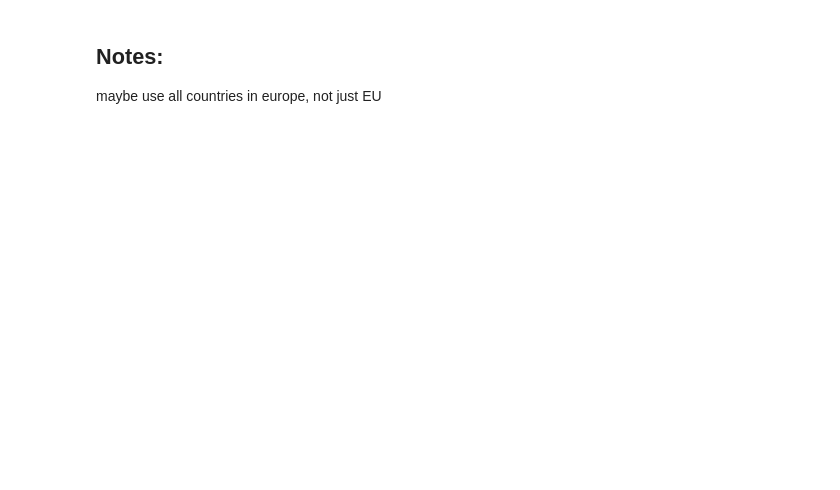
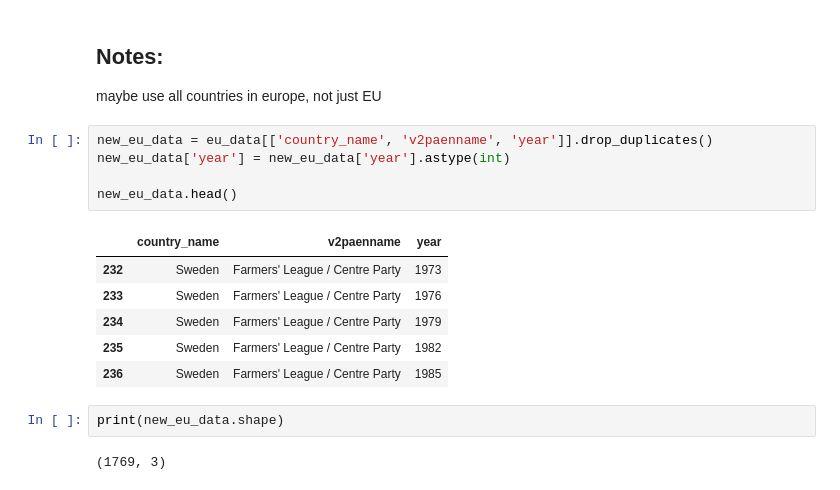
Before and after one commit to CodingComputer2023/512finalproject, a Jupyter notebook: newdesign.ipynb, the cells around one changed output. Saved outputs shown, nothing was run; the diff lists cells and outputs as text; blank space fills up the shorter version.

```diff
--- a/newdesign.ipynb
+++ b/newdesign.ipynb
@@ -394,3 +398,19 @@ base + choro
 ## Notes:
 
 maybe use all countries in europe, not just EU
+# %%
+new_eu_data = eu_data[['country_name', 'v2paenname', 'year']].drop_duplicates()
+new_eu_data['year'] = new_eu_data['year'].astype(int)
+
+new_eu_data.head()
+# %% [output]
+|  | country_name | v2paenname | year |
+| 232 | Sweden | Farmers' League / Centre Party | 1973 |
+| 233 | Sweden | Farmers' League / Centre Party | 1976 |
+| 234 | Sweden | Farmers' League / Centre Party | 1979 |
+| 235 | Sweden | Farmers' League / Centre Party | 1982 |
+| 236 | Sweden | Farmers' League / Centre Party | 1985 |
+# %%
+print(new_eu_data.shape)
+# %% [output]
+(1769, 3)
```
Also changed, not shown: parts of 3 cells of this notebook, 1 other file.
